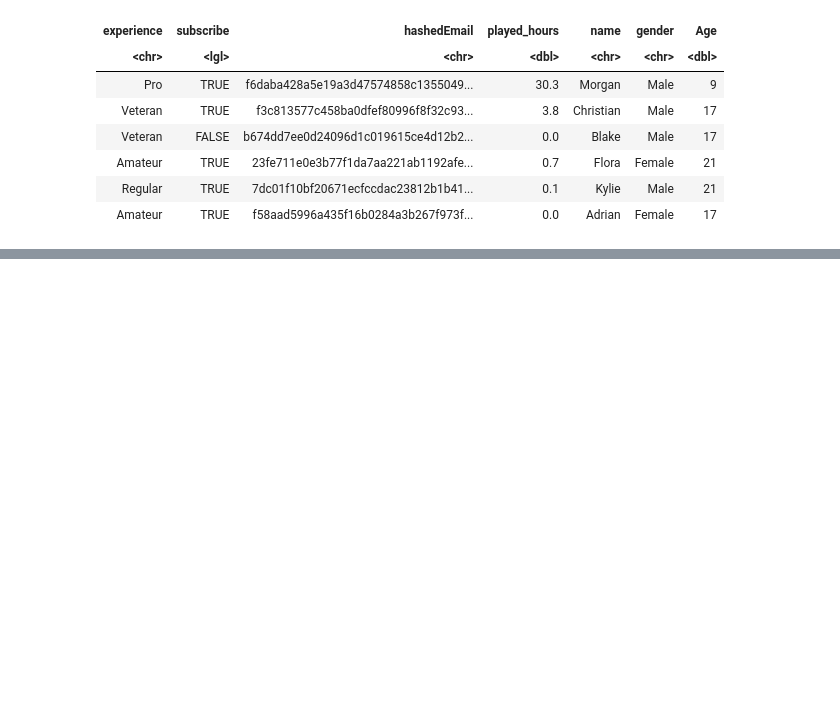
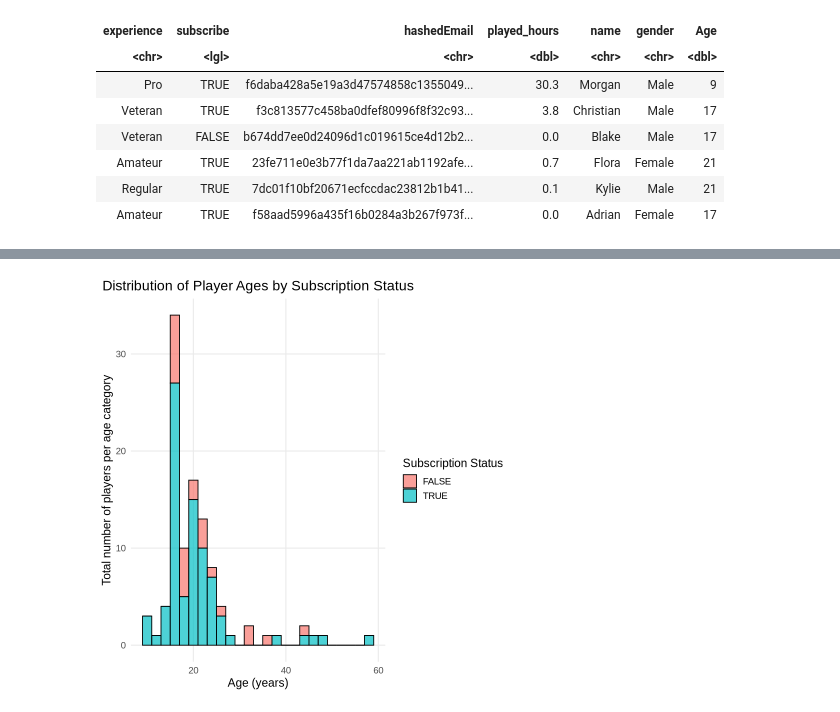
Before and after one commit to thaviship/individual-planning-dsci-100, a Jupyter notebook: Trial.ipynb, the cells around one changed output, grey strips where cells are left out. Cells and saved outputs as stored; diff of their text form; code cells hidden in the pictures; blank space fills up the shorter version.

```diff
--- a/Trial.ipynb
+++ b/Trial.ipynb
@@ -47,0 +152,18 @@ A tibble: 6 × 7
+# %%
+players_age_hours_hist <- players_tidy |>
+   ggplot(aes(x = Age, fill = subscribe_fct)) +
+  geom_histogram(binwidth = 2,color="black", alpha=0.7) +
+  labs(
+    title = "Distribution of Player Ages by Subscription Status",
+    x = "Age (years)",
+    y = "Total number of players per age category",
+    fill = "Subscription Status"
+  ) +
+  theme_minimal(base_size = 14) +
+  theme(
+    plot.title = element_text(hjust = 0.5),
+    legend.position = "right",
+    panel.grid.minor = element_blank())
+
+players_age_hours_hist
+# %% [output]
@@ -47,0 +172 @@ A tibble: 6 × 7
+[figure, added]
```
Also changed, not shown: parts of 9 cells of this notebook.
